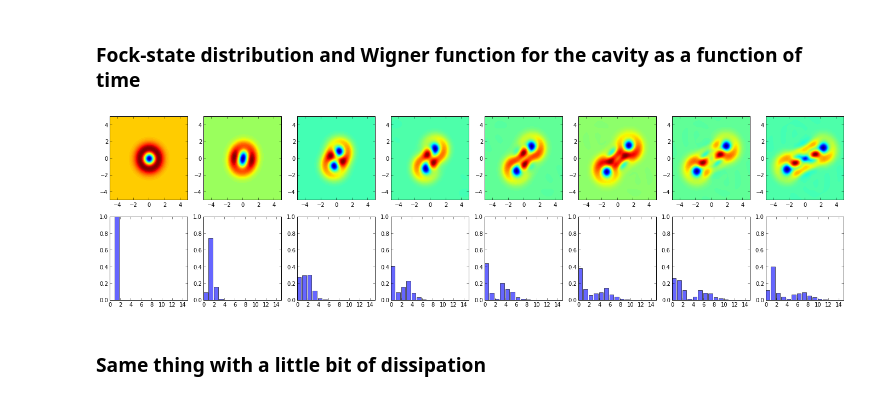
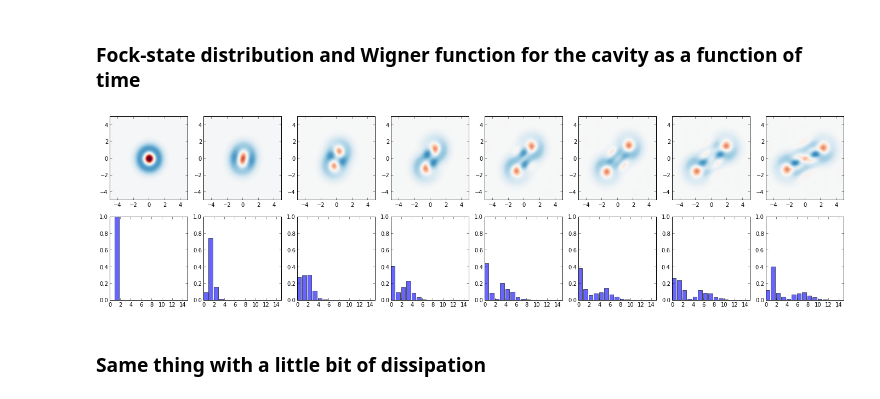
Before and after one commit to jrjohansson/qutip-lectures, a Jupyter notebook: Lecture-Jaynes-Cumming-model-with-ultrastrong-coupling.ipynb, the cells around one changed output. Cells and saved outputs as stored; diff of their text form; code cells hidden in the pictures.

```diff
--- a/Lecture-Jaynes-Cumming-model-with-ultrastrong-coupling.ipynb
+++ b/Lecture-Jaynes-Cumming-model-with-ultrastrong-coupling.ipynb
@@ -184,27 +184,27 @@ output = mesolve(H, psi0, tlist, [], [])
 # %%
 rho_ss_sublist = output.states #[::4]
 
 xvec = linspace(-5,5,200)
 
 fig, axes = subplots(2, len(rho_ss_sublist), figsize=(3*len(rho_ss_sublist), 6))
 
 for idx, rho_ss in enumerate(rho_ss_sublist):
 
     # trace out the cavity density matrix
     rho_ss_cavity = ptrace(rho_ss, 0)
 
     # calculate its wigner function
     W = wigner(rho_ss_cavity, xvec, xvec)
 
     # plot its wigner function
-    axes[0,idx].contourf(xvec, xvec, W, 100)
+    axes[0,idx].contourf(xvec, xvec, W, 100, norm=mpl.colors.Normalize(-.25,.25), cmap=get_cmap('RdBu'))
 
     # plot its fock-state distribution
     axes[1,idx].bar(arange(0, N), real(rho_ss_cavity.diag()), color="blue", alpha=0.6)
     axes[1,idx].set_ylim(0, 1)
     axes[1,idx].set_xlim(0, N)
 # %% [output]
-[figure, old version]
+[figure, new version]
 # %% [markdown]
 ### Same thing with a little bit of dissipation
 # %%
```
Also changed, not shown: parts of 3 cells of this notebook, 1 other file.
